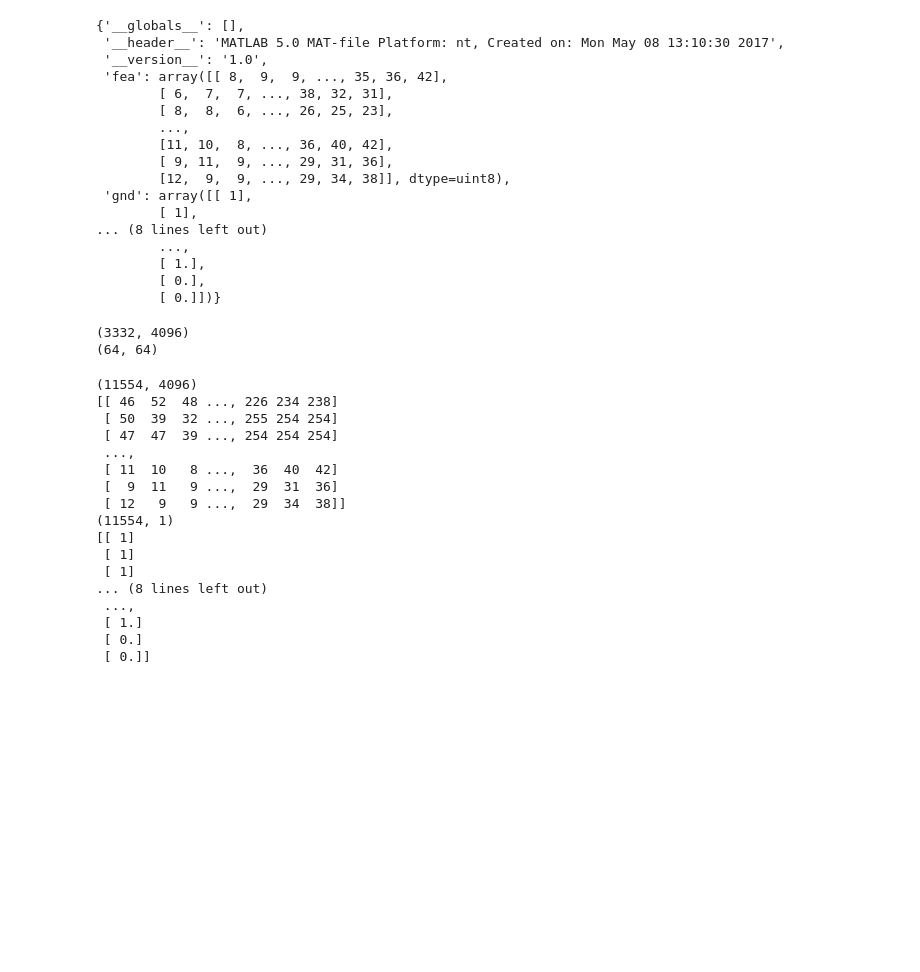
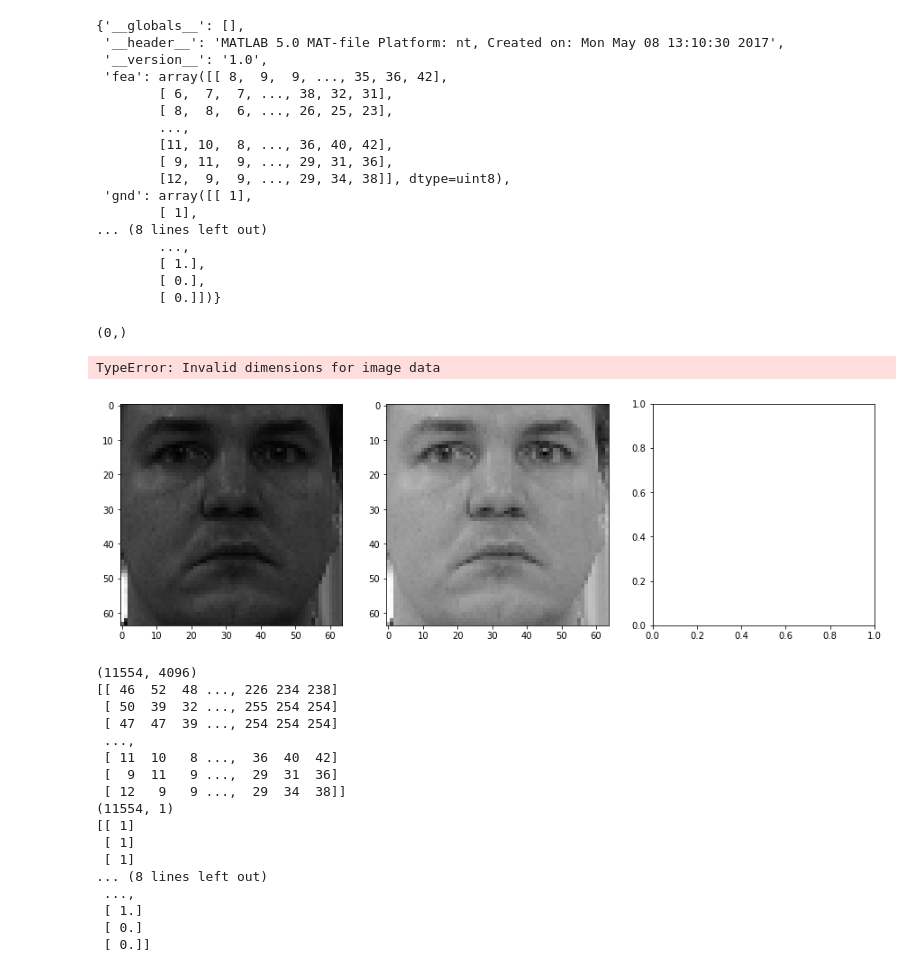
Before and after one commit to csf0429/HW_FaceVerification, a Jupyter notebook: PIE_LBP.ipynb, the cells around one changed output. Drawn from its saved outputs; the diff is of its cells as text; code cells hidden in the pictures; blank space fills up the shorter version.

```diff
--- a/PIE_LBP.ipynb
+++ b/PIE_LBP.ipynb
@@ -39,13 +41,22 @@ data
         [ 1.],
         [ 0.],
         [ 0.]])}
-# %%
-print data['fea'].shape
-img = data['fea'][3222].reshape((64,64))
-print img.shape
-# %% [output]
-(3332, 4096)
-(64, 64)
+# %%
+
+img = X_train[8040].reshape((64,64))
+
+image = img_as_float(img)
+gamma_corrected = exposure.adjust_gamma(image,0.2)
+DOG = feature.blob_dog(gamma_corrected, min_sigma=1, max_sigma=2)
+print DOG.shape
+f, (ax1,ax2,ax3) = plt.subplots(1, 3)
+ax1.imshow(img)
+ax2.imshow(gamma_corrected)
+ax3.imshow(DOG)
+# %% [output]
+(0,)
+TypeError: Invalid dimensions for image data
+[figure, added]
 # %%
 def read_mat ( path ):
     c = 0
```
Also changed, not shown: parts of 14 cells of this notebook.
